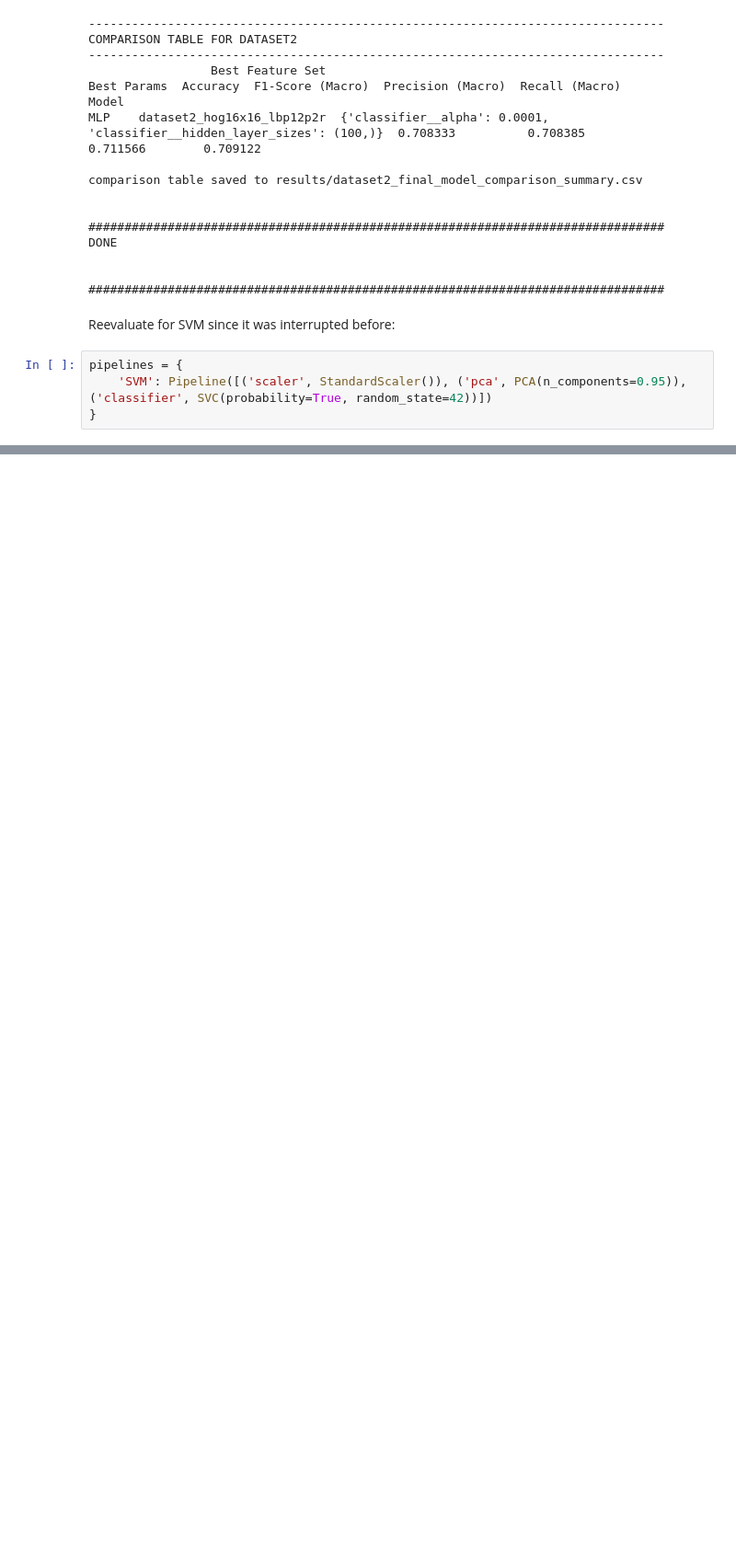
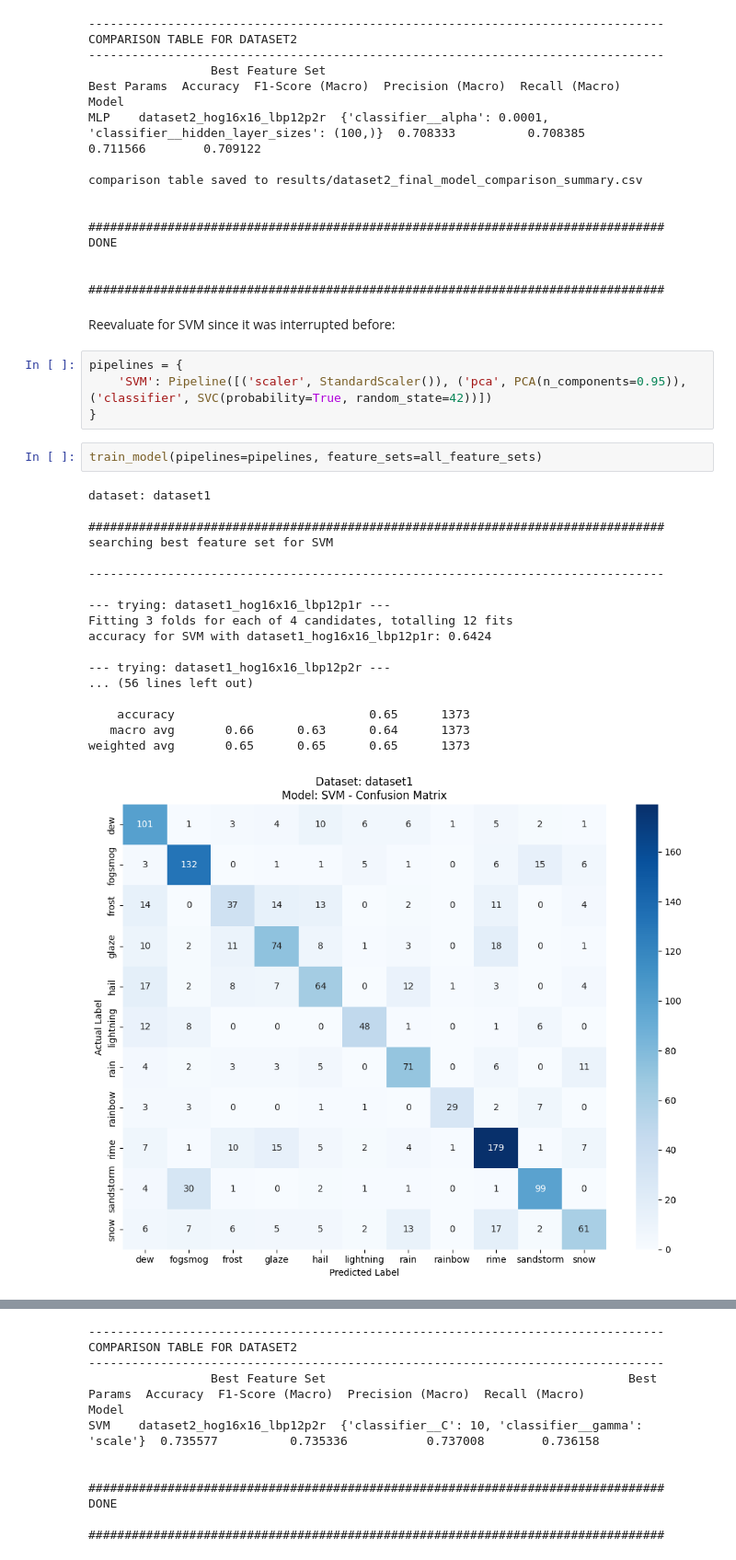
Before and after one commit to betulsaglam/weather-image-classification, a Jupyter notebook: method1_ml.ipynb, the cells around one changed output, grey strips where cells are left out. Shown at 92% size. Cells and saved outputs as stored; diff of their text form; blank space fills up the shorter version.

```diff
--- a/method1_ml.ipynb
+++ b/method1_ml.ipynb
@@ -237,3 +237,24 @@ Reevaluate for SVM since it was interrupted before:
 pipelines = {
     'SVM': Pipeline([('scaler', StandardScaler()), ('pca', PCA(n_components=0.95)), ('classifier', SVC(probability=True, random_state=42))])
 }
+# %%
+train_model(pipelines=pipelines, feature_sets=all_feature_sets)
+# %% [output]
+dataset: dataset1
+
+################################################################################
+searching best feature set for SVM
+
+--------------------------------------------------------------------------------
+
+--- trying: dataset1_hog16x16_lbp12p1r ---
+Fitting 3 folds for each of 4 candidates, totalling 12 fits
+accuracy for SVM with dataset1_hog16x16_lbp12p1r: 0.6424
+
+--- trying: dataset1_hog16x16_lbp12p2r ---
+... (56 lines left out)
+
+    accuracy                           0.65      1373
+   macro avg       0.66      0.63      0.64      1373
+weighted avg       0.65      0.65      0.65      1373
+[figure, added]
@@ -239,0 +279,12 @@ pipelines = {
+--------------------------------------------------------------------------------
+COMPARISON TABLE FOR DATASET2
+--------------------------------------------------------------------------------
+                 Best Feature Set                                          Best Params  Accuracy  F1-Score (Macro)  Precision (Macro)  Recall (Macro)
+Model
+SVM    dataset2_hog16x16_lbp12p2r  {'classifier__C': 10, 'classifier__gamma': 'scale'}  0.735577          0.735336           0.737008        0.736158
+
+
+################################################################################
+DONE
+
+################################################################################
```
Also changed, not shown: parts of 5 cells of this notebook, 1 other file.
